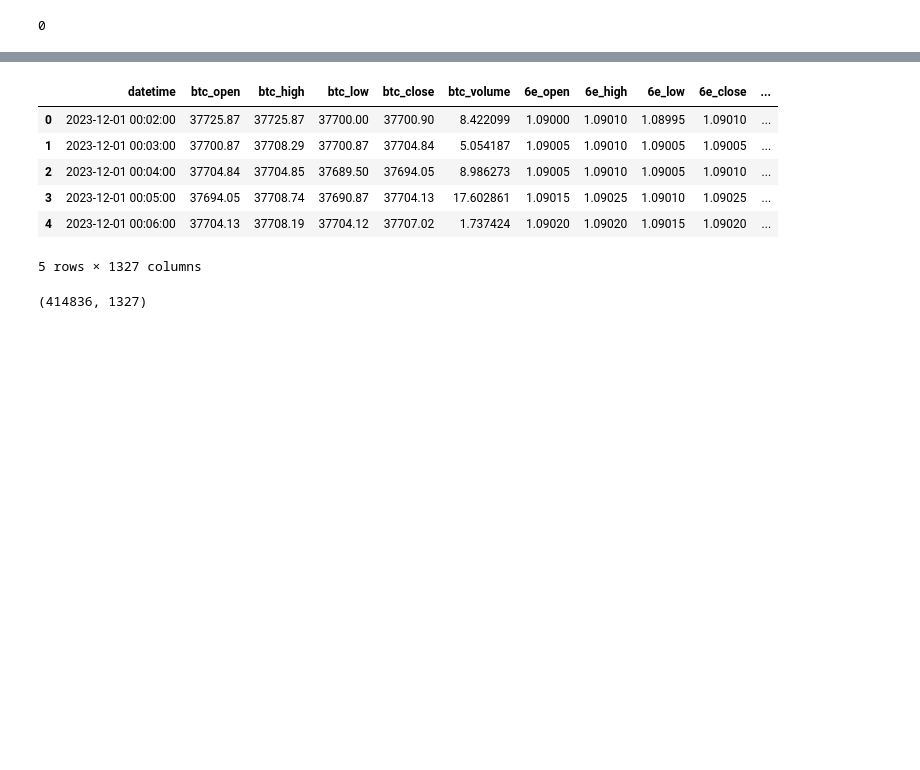
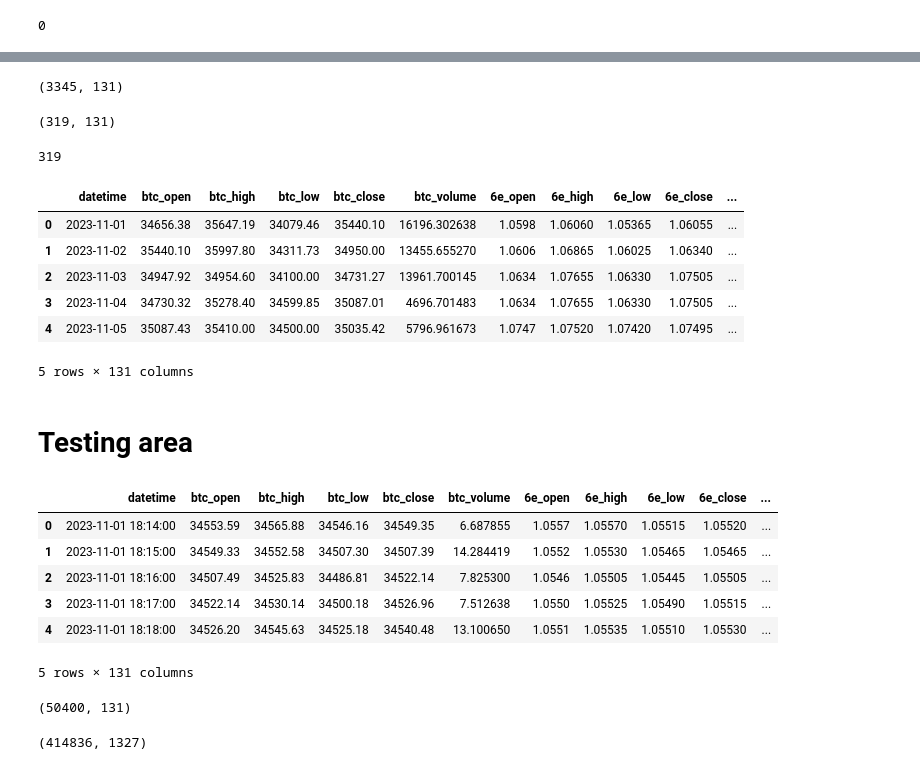
Before and after one commit to VaheC/PonyGE2, a Jupyter notebook: test.ipynb, the cells around one changed output, grey strips where cells are left out. Cells and saved outputs as stored; diff of their text form; code cells hidden in the pictures; blank space fills up the shorter version.

```diff
--- a/test.ipynb
+++ b/test.ipynb
@@ -4989,0 +4992,27 @@ df.to_csv("all_data_1min.csv", index=False)
+# %%
+import pandas as pd
+from pathlib import Path
+
+df = pd.read_csv(Path(r'C:/\Users/\vchar/\OneDrive/\Desktop/\ML Projects/\Upwork/\AlgoT_ML_Dev/\GrammarEvolution/\PonyGE2/\all_data_1min_all.csv'))
+df['datetime'] = pd.to_datetime(df['datetime'])
+df.sort_values('datetime', ascending=True, inplace=True)
+df.reset_index(inplace=True, drop=True)
+
+df['week'] = df['datetime'].dt.isocalendar().week
+df['year'] = df['datetime'].dt.year
+df['year_week_id'] = df['year'].apply(str) + '_' + df['week'].apply(str)
+
+year_week_list = list(df['year_week_id'].unique())
+fold_id_list = [year_week_list[i:i+5] for i in range(0, len(year_week_list), 5) if len(year_week_list[i:i+5]) == 5]
+
+for i in range(len(fold_id_list)):
+
+    temp_df = df[df['year_week_id'].isin(fold_id_list[i])].copy()
+    temp_df.sort_values('datetime', ascending=True, inplace=True)
+    temp_df.reset_index(drop=True, inplace=True)
+    temp_df.drop(columns=['week', 'year', 'year_week_id'], inplace=True)
+
+    if not os.path.exists('data_folds_1min'):
+        os.mkdir('data_folds_1min')
+
+    temp_df.to_csv(f'data_folds_1min/data_fold{i+1}.csv', index=False)
@@ -4989,0 +5028,5 @@ df.to_csv("all_data_1min.csv", index=False)
+# %%
+main_path = Path(r'C:/\Users/\vchar/\Downloads/\FULL DATA LIBRARY')
+
+files_list = os.listdir(main_path)
+files_list
@@ -4989,0 +5170,22 @@ df.to_csv("all_data_1min.csv", index=False)
+# %%
+print(final_df_any.shape)
+final_df_any.dropna(inplace=True)
+final_df_any.reset_index(drop=True, inplace=True)
+final_df_any.shape
+# %% [output]
+(3345, 131)
+(319, 131)
+# %%
+(final_df_any['datetime'].diff().apply(lambda x: x if pd.isna(x) else x.total_seconds()/60) != 5).sum()
+# %% [output]
+319
+# %%
+final_df_any.head()
+# %% [output]
+|  | datetime | btc_open | btc_high | btc_low | btc_close | btc_volume | 6e_open | 6e_high | 6e_low | 6e_close | ... |
+| 0 | 2023-11-01 | 34656.38 | 35647.19 | 34079.46 | 35440.10 | 16196.302638 | 1.0598 | 1.06060 | 1.05365 | 1.06055 | ... |
+| 1 | 2023-11-02 | 35440.10 | 35997.80 | 34311.73 | 34950.00 | 13455.655270 | 1.0606 | 1.06865 | 1.06025 | 1.06340 | ... |
+| 2 | 2023-11-03 | 34947.92 | 34954.60 | 34100.00 | 34731.27 | 13961.700145 | 1.0634 | 1.07655 | 1.06330 | 1.07505 | ... |
+| 3 | 2023-11-04 | 34730.32 | 35278.40 | 34599.85 | 35087.01 | 4696.701483 | 1.0634 | 1.07655 | 1.06330 | 1.07505 | ... |
+| 4 | 2023-11-05 | 35087.43 | 35410.00 | 34500.00 | 35035.42 | 5796.961673 | 1.0747 | 1.07520 | 1.07420 | 1.07495 | ... |
+5 rows × 131 columns
@@ -4990,17 +5194,23 @@ df.to_csv("all_data_1min.csv", index=False)
+# %% [markdown]
+# Testing area
 # %%
 import pandas as pd
 from pathlib import Path
 
-df = pd.read_csv(Path(r'/\Users/\vchar/\OneDrive/\Desktop/\ML Projects/\Upwork/\AlgoT_ML_Dev/\GrammarEvolution/\PonyGE2/\all_data_1min.csv'))
+df = pd.read_csv(Path(r'C:/\Users/\vchar/\OneDrive/\Desktop/\ML Projects/\Upwork/\AlgoT_ML_Dev/\GrammarEvolution/\PonyGE2/\all_data_1min_all.csv'))
 df['datetime'] = pd.to_datetime(df['datetime'])
 df.sort_values('datetime', ascending=True, inplace=True)
 df.reset_index(inplace=True, drop=True)
 df.head()
 # %% [output]
 |  | datetime | btc_open | btc_high | btc_low | btc_close | btc_volume | 6e_open | 6e_high | 6e_low | 6e_close | ... |
-| 0 | 2023-12-01 00:02:00 | 37725.87 | 37725.87 | 37700.00 | 37700.90 | 8.422099 | 1.09000 | 1.09010 | 1.08995 | 1.09010 | ... |
-| 1 | 2023-12-01 00:03:00 | 37700.87 | 37708.29 | 37700.87 | 37704.84 | 5.054187 | 1.09005 | 1.09010 | 1.09005 | 1.09005 | ... |
-| 2 | 2023-12-01 00:04:00 | 37704.84 | 37704.85 | 37689.50 | 37694.05 | 8.986273 | 1.09005 | 1.09010 | 1.09005 | 1.09010 | ... |
-| 3 | 2023-12-01 00:05:00 | 37694.05 | 37708.74 | 37690.87 | 37704.13 | 17.602861 | 1.09015 | 1.09025 | 1.09010 | 1.09025 | ... |
-| 4 | 2023-12-01 00:06:00 | 37704.13 | 37708.19 | 37704.12 | 37707.02 | 1.737424 | 1.09020 | 1.09020 | 1.09015 | 1.09020 | ... |
+| 0 | 2023-11-01 18:14:00 | 34553.59 | 34565.88 | 34546.16 | 34549.35 | 6.687855 | 1.0557 | 1.05570 | 1.05515 | 1.05520 | ... |
+| 1 | 2023-11-01 18:15:00 | 34549.33 | 34552.58 | 34507.30 | 34507.39 | 14.284419 | 1.0552 | 1.05530 | 1.05465 | 1.05465 | ... |
+| 2 | 2023-11-01 18:16:00 | 34507.49 | 34525.83 | 34486.81 | 34522.14 | 7.825300 | 1.0546 | 1.05505 | 1.05445 | 1.05505 | ... |
+| 3 | 2023-11-01 18:17:00 | 34522.14 | 34530.14 | 34500.18 | 34526.96 | 7.512638 | 1.0550 | 1.05525 | 1.05490 | 1.05515 | ... |
+| 4 | 2023-11-01 18:18:00 | 34526.20 | 34545.63 | 34525.18 | 34540.48 | 13.100650 | 1.0551 | 1.05535 | 1.05510 | 1.05530 | ... |
-5 rows × 1327 columns
+5 rows × 131 columns
+# %%
+df.iloc[252000: (252000+50400)].shape
+# %% [output]
+(50400, 131)
```
Also changed, not shown: parts of 15 cells of this notebook.
